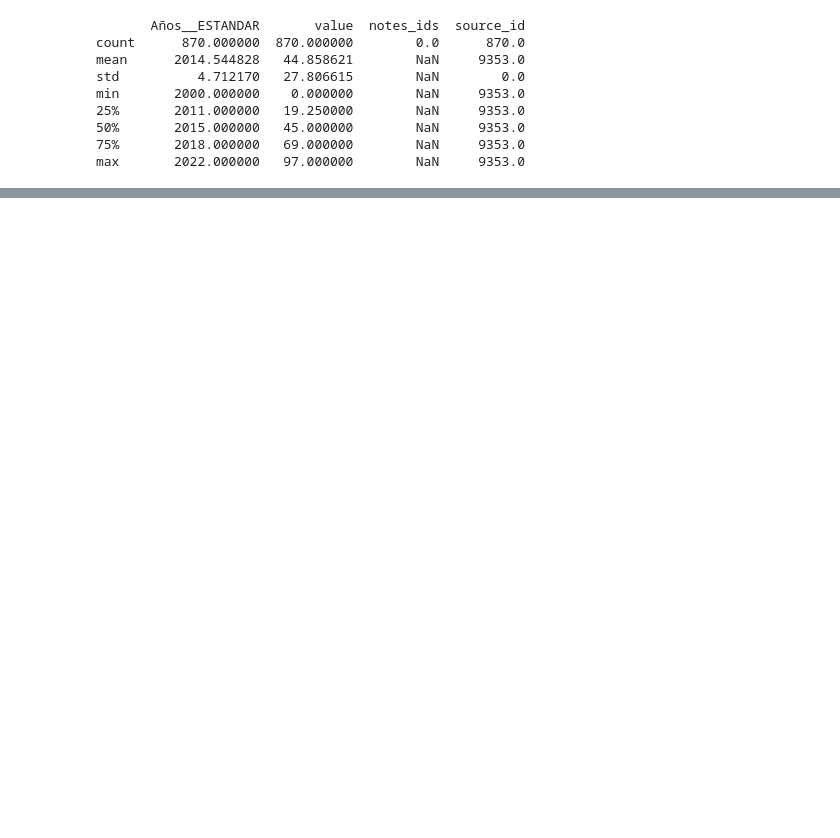
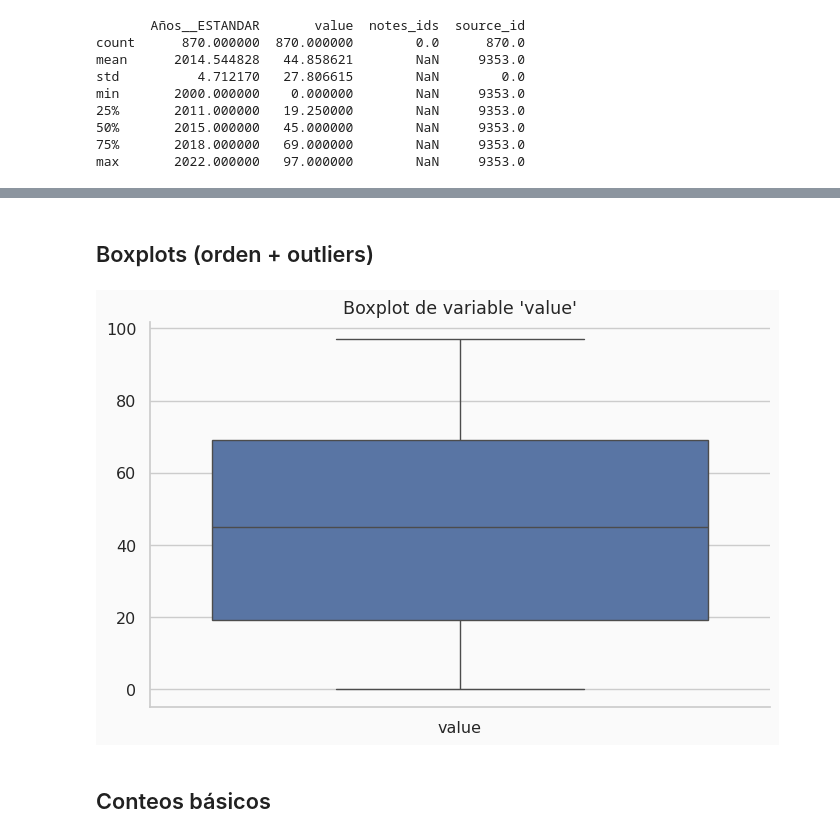
Before and after one commit to Ren23813/proyectoFinal_Mineria, a Jupyter notebook: Fase1ProyectoFinal.ipynb, the cells around one changed output, grey strips where cells are left out. Drawn from its saved outputs; the diff is of its cells as text; code cells hidden in the pictures; blank space fills up the shorter version.

```diff
--- a/Fase1ProyectoFinal.ipynb
+++ b/Fase1ProyectoFinal.ipynb
@@ -574,0 +600,11 @@ Grupos etarios Uso Internet     object
+# %% [markdown]
+## Boxplots (orden + outliers)
+# %%
+plt.figure(figsize=(8,5))
+sns.boxplot(data=df[['value']])
+plt.title("Boxplot de variable 'value'")
+plt.show()
+# %% [output]
+[figure, added]
+# %% [markdown]
+## Conteos básicos
```
Also changed, not shown: parts of 28 cells of this notebook.
